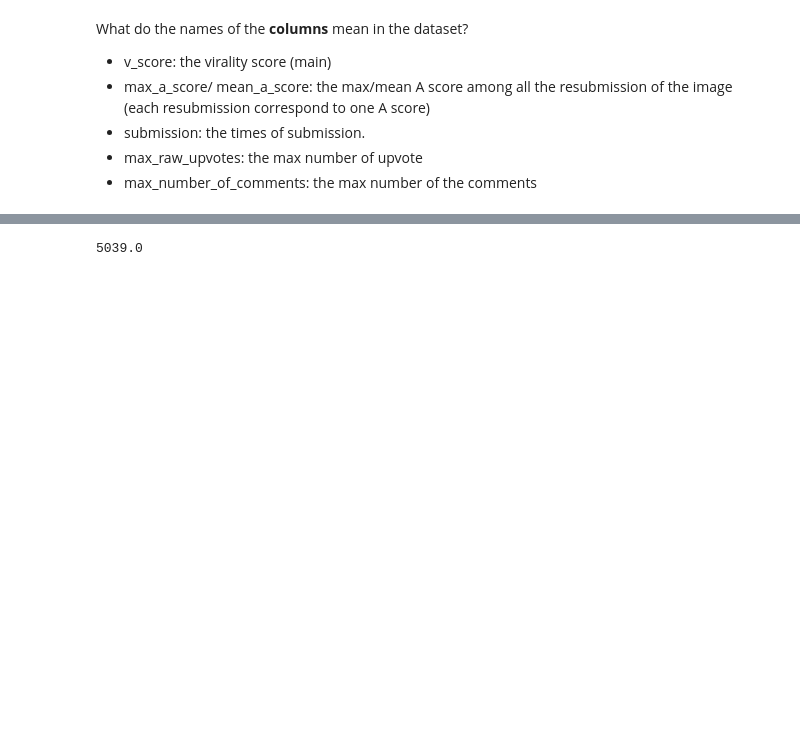
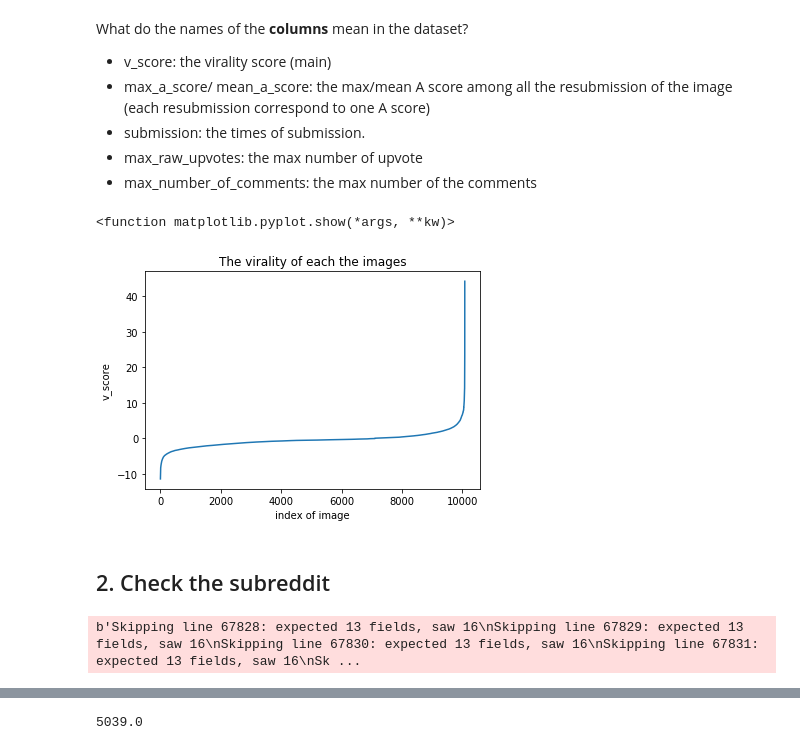
Before and after one commit to ShuoGH/Image-Virality, a Jupyter notebook: EDA & Build_dataset.ipynb, the cells around one changed output, grey strips where cells are left out. Drawn from its saved outputs; the diff is of its cells as text; code cells hidden in the pictures; blank space fills up the shorter version.

```diff
--- a/EDA & Build_dataset.ipynb
+++ b/EDA & Build_dataset.ipynb
@@ -8,4 +8,4 @@ Take a overview of the data set.
 # %%
 import pandas as pd
 # %%
-df=pd.read_csv("data_set_iv.csv")
+df=pd.read_csv("datasets/data_set_iv.csv")
@@ -52,3 +71,36 @@ What do the names of the **columns** mean in the dataset?
 - submission: the times of submission.
 - max_raw_upvotes: the max number of upvote
 - max_number_of_comments: the max number of the comments
+# %%
+import matplotlib.pyplot as plt
+
+virality_score=df['v_score']
+# %%
+plt.plot(virality_score)
+plt.title("The virality of each the images")
+plt.xlabel("index of image")
+plt.ylabel("v_score")
+plt.show
+# %% [output]
+<function matplotlib.pyplot.show(*args, **kw)>
+[figure, added]
+# %% [markdown]
+## 2. Check the subreddit
+# %%
+data_type = {'unixtime': 'Int64',
+             'rawtime': 'str',
+             'title': 'str',
+             'total_votes':'Int64',
+             'reddit_id': 'str',
+             'number_of_upvotes':'Int64',
+             'subreddit': 'str',
+             'number_of_downvotes':'Int64',
+             'localtime':'Int64',
+             'score':'Int64',
+             'number_of_comments':'Int64',
+             'username':'str'}
+df_submission = pd.read_csv('datasets/redditSubmissions.csv',
+                   error_bad_lines=False,
+                  dtype=data_type)
+# %% [output]
+b'Skipping line 67828: expected 13 fields, saw 16\nSkipping line 67829: expected 13 fields, saw 16\nSkipping line 67830: expected 13 fields, saw 16\nSkipping line 67831: expected 13 fields, saw 16\nSk ...
```
Also changed, not shown: parts of 8 cells of this notebook, 8 other files.
